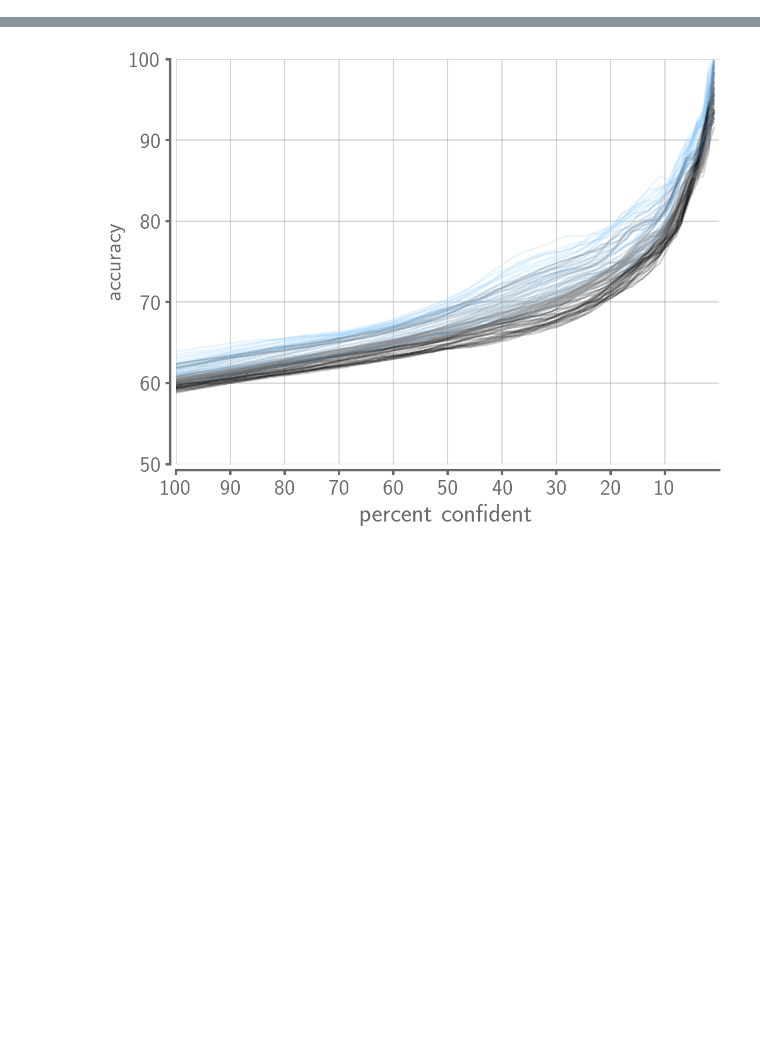
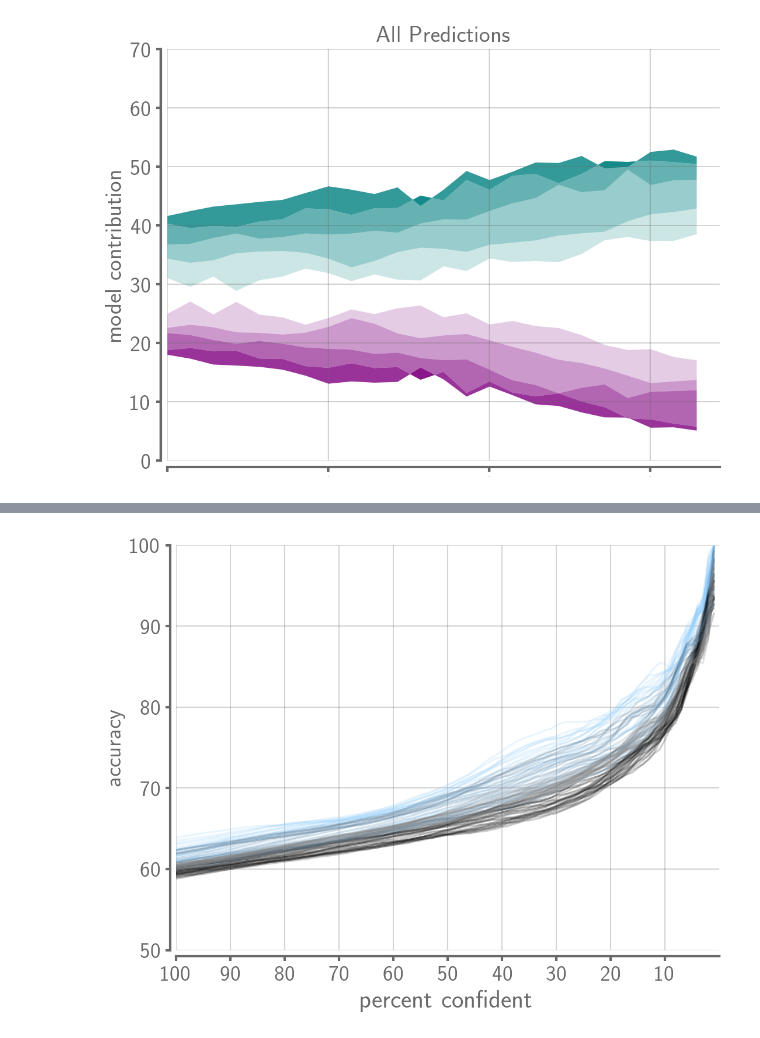
Before and after one commit to kjmayer/ENSOvsMJO, a Jupyter notebook: interpret/interpret-plot.ipynb, the cells around one changed output, grey strips where cells are left out. Cells and saved outputs as stored; diff of their text form; code cells hidden in the pictures; blank space fills up the shorter version.

Commit message:
code to plot all contribution analyses added

```diff
--- a/interpret/interpret-plot.ipynb
+++ b/interpret/interpret-plot.ipynb
@@ -203,0 +155,62 @@ plt.show()
+# %%
+valColor = (141/255,171/255,127/255,1.)
+FS = 18
+plt.figure(figsize=(8, 6))
+
+
+#---------- plot loss -------------------
+ax = plt.subplot(1,1,1)
+adjust_spines(ax, ['left', 'bottom'])
+ax.spines['top'].set_color('none')
+ax.spines['right'].set_color('none')
+ax.spines['left'].set_color('dimgrey')
+ax.spines['bottom'].set_color('dimgrey')
+ax.spines['left'].set_linewidth(2)
+ax.spines['bottom'].set_linewidth(2)
+ax.tick_params('both',length=4,width=2,which='major',color='dimgrey')
+ax.yaxis.grid(zorder=1,color='dimgrey',alpha=0.35)
+ax.xaxis.grid(zorder=1,color='dimgrey',alpha=0.35)
+
+plt.fill_between(x = np.arange(0,len(LEADS)),
+                 y1 = model1_allfracpred_avg[:,0]*100,
+                 y2 = model1_allfracpred_avg[:,7]*100,
+                color='teal', alpha=0.2,linewidth=0)#,label='Week 2')
+plt.fill_between(x = np.arange(0,len(LEADS)),
+                 y1 = model1_allfracpred_avg[:,7]*100,
+                 y2 = model1_allfracpred_avg[:,14]*100,
+                color='teal', alpha=0.4,linewidth=0)#,label='Week 3')
+plt.fill_between(x = np.arange(0,len(LEADS)),
+                 y1 = model1_allfracpred_avg[:,14]*100,
+                 y2 = model1_allfracpred_avg[:,21]*100,
+                color='teal', alpha=0.6,linewidth=0)#,label='Week 4')
+plt.fill_between(x = np.arange(0,len(LEADS)),
+                 y1 = model1_allfracpred_avg[:,21]*100,
+                 y2 = model1_allfracpred_avg[:,-1]*100,
+                color='teal', alpha=0.8,linewidth=0)#,label='Days 28-31')
+
+plt.fill_between(x = np.arange(0,len(LEADS)),
+                 y1 = model2_allfracpred_avg[:,0]*100,
+                 y2 = model2_allfracpred_avg[:,7]*100,
+                 color='purple', alpha=0.2,linewidth=0)#,label='Week 2')
+plt.fill_between(x = np.arange(0,len(LEADS)),
+                 y1 = model2_allfracpred_avg[:,7]*100,
+                 y2 = model2_allfracpred_avg[:,14]*100,
+                 color='purple', alpha=0.4,linewidth=0)#,label='Week 3')
+plt.fill_between(x = np.arange(0,len(LEADS)),
+                 y1 = model2_allfracpred_avg[:,14]*100,
+                 y2 = model2_allfracpred_avg[:,21]*100,
+                 color='purple', alpha=0.6,linewidth=0)#,label='Week 4',)
+plt.fill_between(x = np.arange(0,len(LEADS)),
+                 y1 = model2_allfracpred_avg[:,21]*100,
+                 y2 = model2_allfracpred_avg[:,-1]*100,
+                 color='purple', alpha=0.8,linewidth=0)#,label='Days 28-31')
+
+plt.title('All Predictions',fontsize=FS+1,color='dimgrey')
+plt.ylim(0,70)
+plt.yticks(np.arange(0,80,10),np.arange(0,80,10),fontsize=FS,color='dimgrey')
+plt.ylabel('model contribution',fontsize=FS+1,color='dimgrey')
+plt.xlim(0,len(LEADS))
+plt.xticks(np.arange(0,28,7),np.arange(LEADS[0],LEADS[-1],7),fontsize=0,color='dimgrey')
+plt.show()
+# %% [output]
+[figure, added]
```
Also changed, not shown: parts of 15 cells of this notebook.
